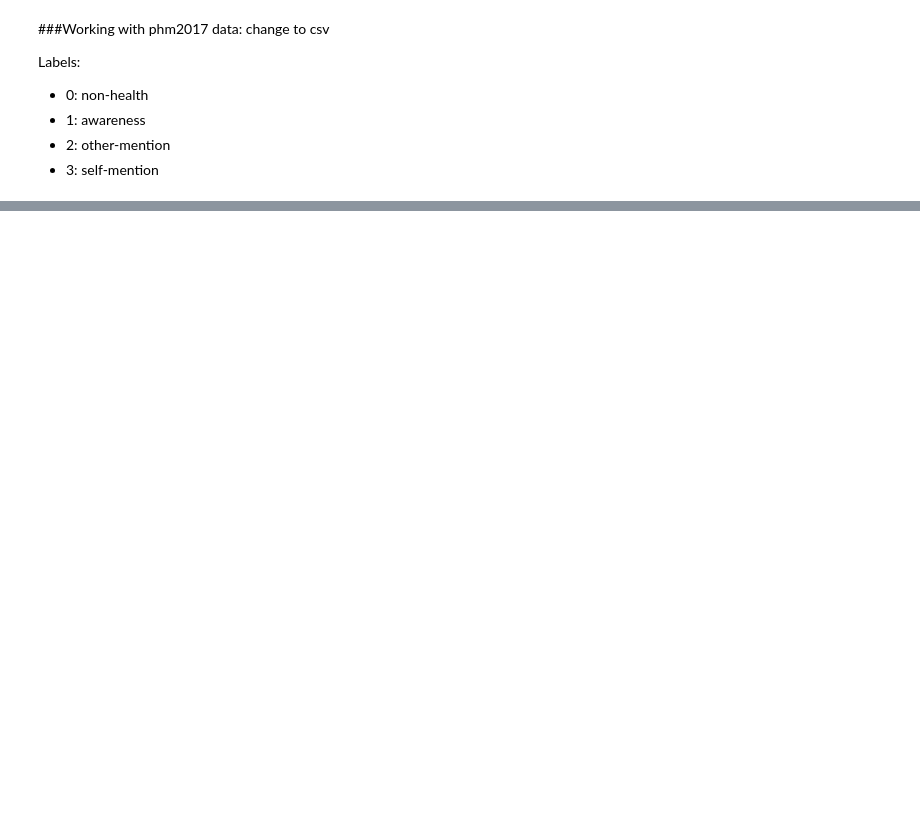
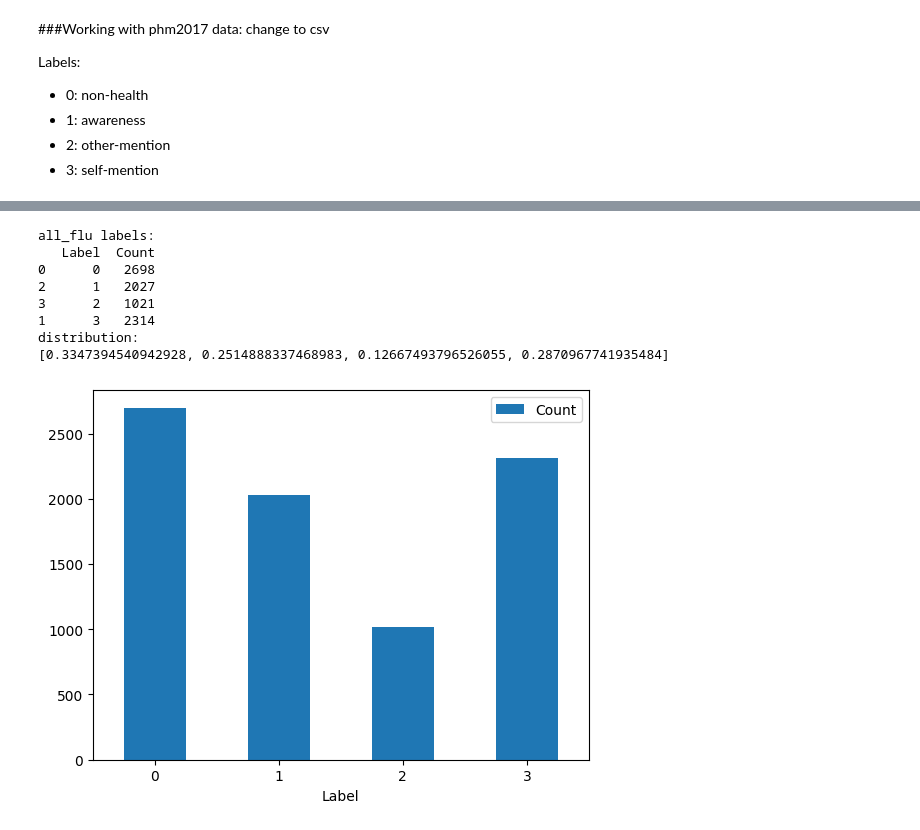
Before and after one commit to emedema/phm_evolutionary_optimization, a Jupyter notebook: data.ipynb, the cells around one changed output, grey strips where cells are left out. Cells and saved outputs as stored; diff of their text form; code cells hidden in the pictures; blank space fills up the shorter version.

Commit message:
Data Jupyter notebook updated with charts and distributions

```diff
--- a/data.ipynb
+++ b/data.ipynb
@@ -162,0 +223,31 @@ read_file
+# %%
+print ("all_flu labels:")
+flu_disease = ['0', '1', '2', '3']
+df = all_flu['Label'].value_counts()
+df = df.reset_index()
+df.columns = ['Label', 'Count']
+df2 = df.sort_values('Label')
+print(df2)
+flu_disease_count = df2.Count.values.tolist()
+#print(phm2017_disease_count)
+
+
+df = pd.DataFrame({'Label': flu_disease, 'Count':flu_disease_count})
+ax = df.plot.bar(x='Label', y='Count', rot=0)
+
+print('distribution:')
+total = df2['Count'].sum()
+dist = []
+for index, row in df2.iterrows():
+  dist.append(row['Count']/total)
+print(dist)
+# %% [output]
+all_flu labels:
+   Label  Count
+0      0   2698
+2      1   2027
+3      2   1021
+1      3   2314
+distribution:
+[0.3347394540942928, 0.2514888337468983, 0.12667493796526055, 0.2870967741935484]
+[figure, added]
```
Also changed, not shown: parts of 15 cells of this notebook, 1 other file.
